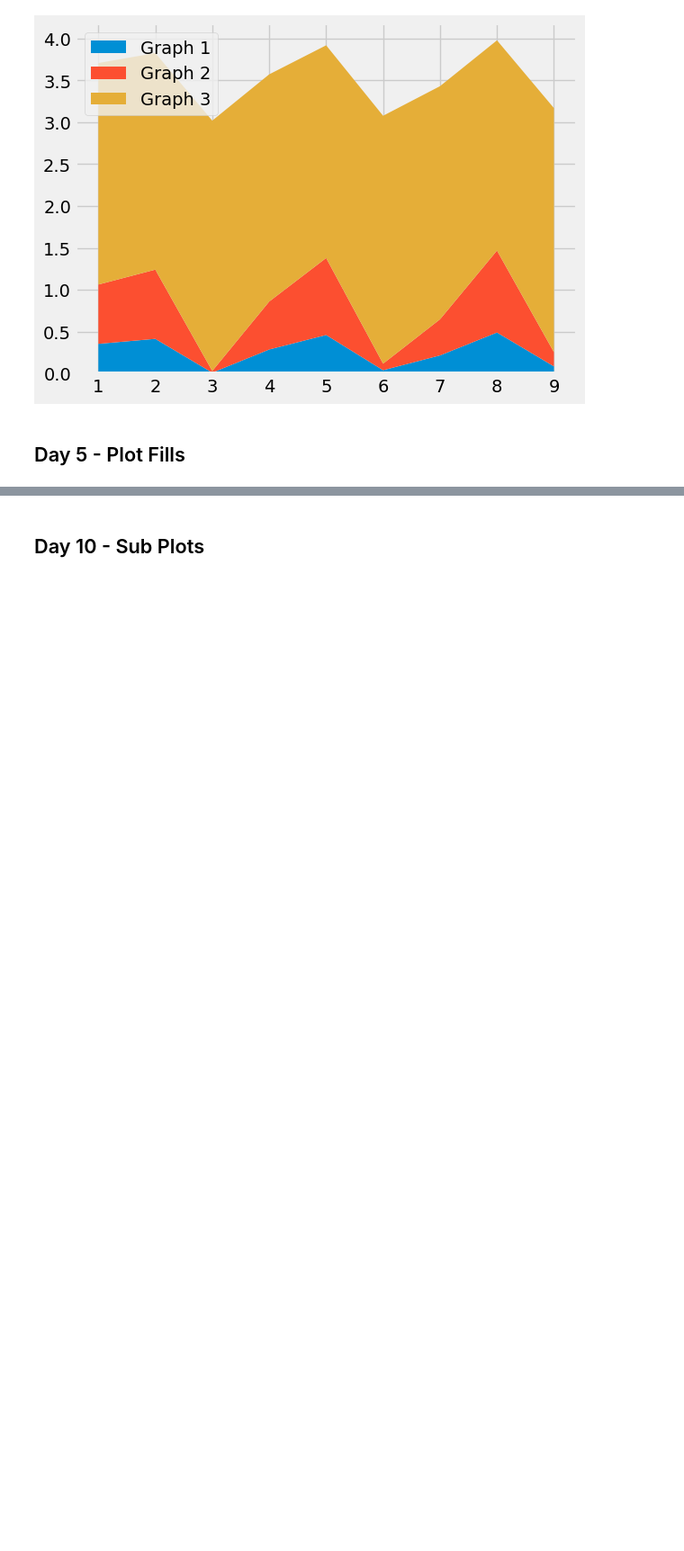
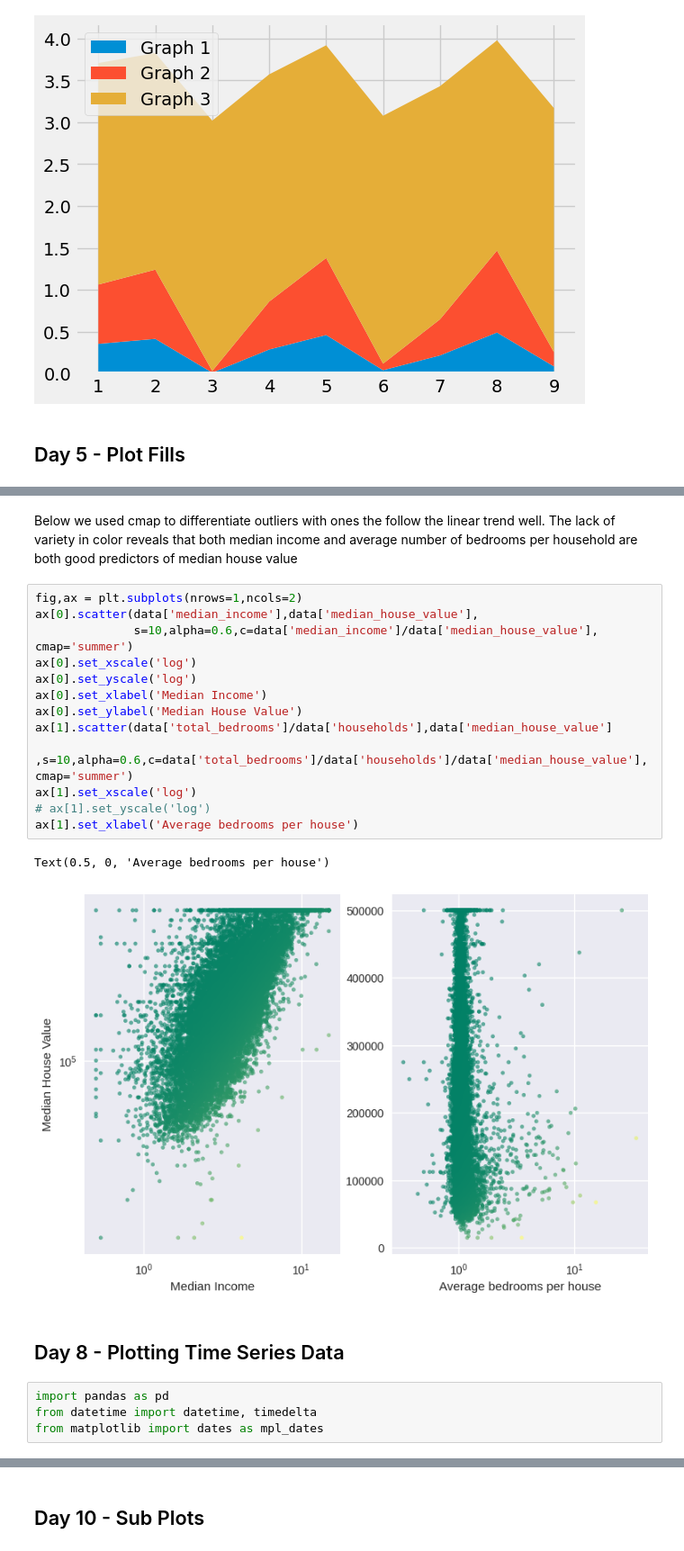
Before and after one commit to YLiu-101/Courses, a Jupyter notebook: Matplotlib/10_day_MatPlotLib.ipynb, the cells around one changed output, grey strips where cells are left out. Shown at 90% size. Cells and saved outputs as stored; diff of their text form; blank space fills up the shorter version.

```diff
--- a/Matplotlib/10_day_MatPlotLib.ipynb
+++ b/Matplotlib/10_day_MatPlotLib.ipynb
@@ -116,0 +183,24 @@ plt.fill_between(arr/25,(arr/25)**0.5)
+# %% [markdown]
+Below we used cmap to differentiate outliers with ones the follow the linear trend well. The lack of variety in color reveals that both median income and average number of bedrooms per household are both good predictors of median house value
+# %%
+fig,ax = plt.subplots(nrows=1,ncols=2)
+ax[0].scatter(data['median_income'],data['median_house_value'],
+              s=10,alpha=0.6,c=data['median_income']/data['median_house_value'], cmap='summer')
+ax[0].set_xscale('log')
+ax[0].set_yscale('log')
+ax[0].set_xlabel('Median Income')
+ax[0].set_ylabel('Median House Value')
+ax[1].scatter(data['total_bedrooms']/data['households'],data['median_house_value']
+              ,s=10,alpha=0.6,c=data['total_bedrooms']/data['households']/data['median_house_value'],cmap='summer')
+ax[1].set_xscale('log')
+# ax[1].set_yscale('log')
+ax[1].set_xlabel('Average bedrooms per house')
+# %% [output]
+Text(0.5, 0, 'Average bedrooms per house')
+[figure, added]
+# %% [markdown]
+## Day 8 - Plotting Time Series Data
+# %%
+import pandas as pd
+from datetime import datetime, timedelta
+from matplotlib import dates as mpl_dates
```
Also changed, not shown: parts of 19 cells of this notebook.
